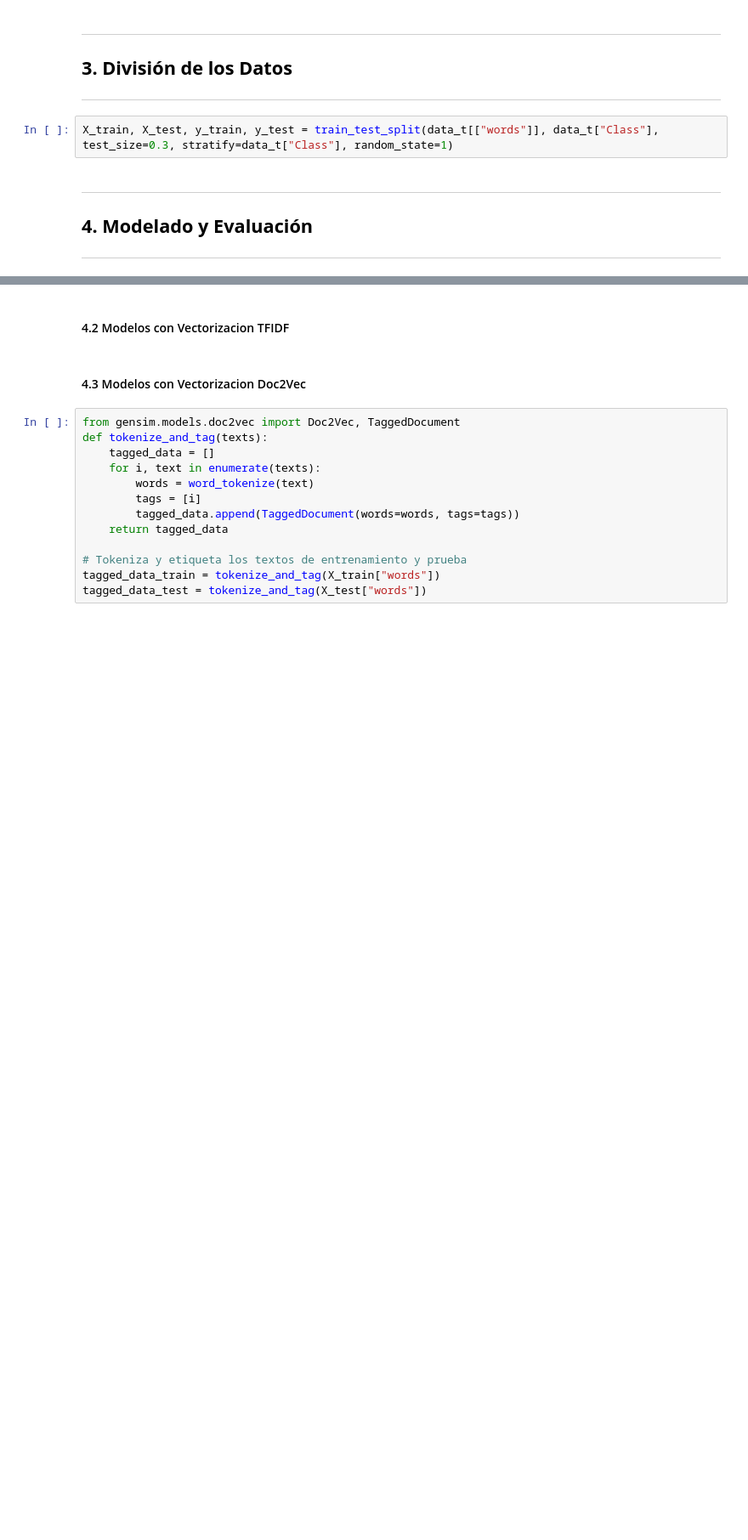
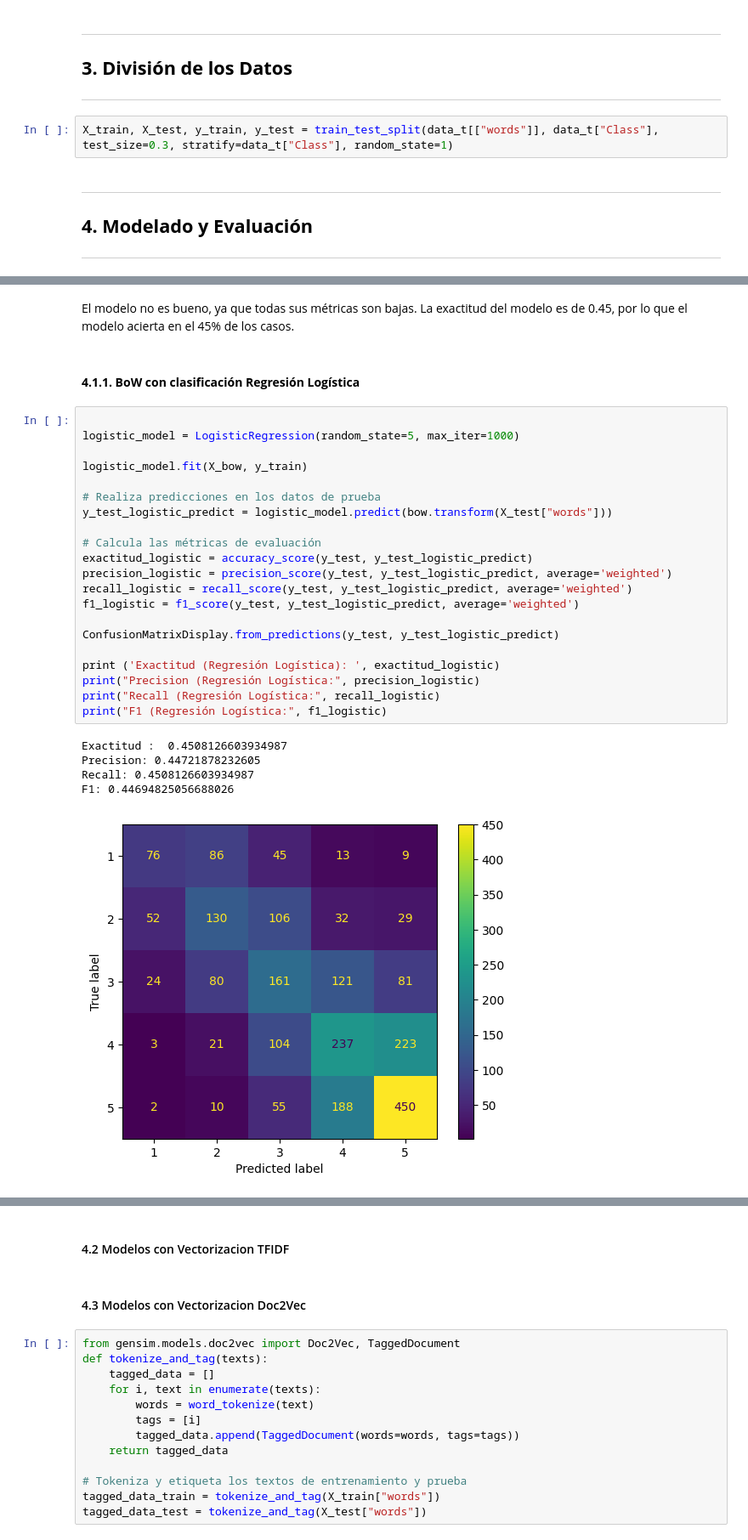
Before and after one commit to Jonathan1503/Proyecto-1---BI, a Jupyter notebook: Projecto1.ipynb, the cells around one changed output, grey strips where cells are left out. Shown at 85% size. Cells and saved outputs as stored; diff of their text form; blank space fills up the shorter version.

```diff
--- a/Projecto1.ipynb
+++ b/Projecto1.ipynb
@@ -415 +528,33 @@ X_train, X_test, y_train, y_test = train_test_split(data_t[["words"]], data_t["C
+# %% [markdown]
+El modelo no es bueno, ya que todas sus métricas son bajas. La exactitud del modelo es de 0.45, por lo que el modelo acierta en el 45% de los casos.
+# %% [markdown]
+
+#### **4.1.1. BoW con clasificación Regresión Logística**
+# %%
+
+logistic_model = LogisticRegression(random_state=5, max_iter=1000)
+
+logistic_model.fit(X_bow, y_train)
+
+# Realiza predicciones en los datos de prueba
+y_test_logistic_predict = logistic_model.predict(bow.transform(X_test["words"]))
+
+# Calcula las métricas de evaluación
+exactitud_logistic = accuracy_score(y_test, y_test_logistic_predict)
+precision_logistic = precision_score(y_test, y_test_logistic_predict, average='weighted')
+recall_logistic = recall_score(y_test, y_test_logistic_predict, average='weighted')
+f1_logistic = f1_score(y_test, y_test_logistic_predict, average='weighted')
+
+ConfusionMatrixDisplay.from_predictions(y_test, y_test_logistic_predict)
+
+print ('Exactitud (Regresión Logística): ', exactitud_logistic)
+print("Precision (Regresión Logística:", precision_logistic)
+print("Recall (Regresión Logística:", recall_logistic)
+print("F1 (Regresión Logística:", f1_logistic)
+# %% [output]
+Exactitud :  0.4508126603934987
+Precision: 0.44721878232605
+Recall: 0.4508126603934987
+F1: 0.44694825056688026
+[figure, added]
 # %% [markdown]
```
Also changed, not shown: parts of 29 cells of this notebook.
